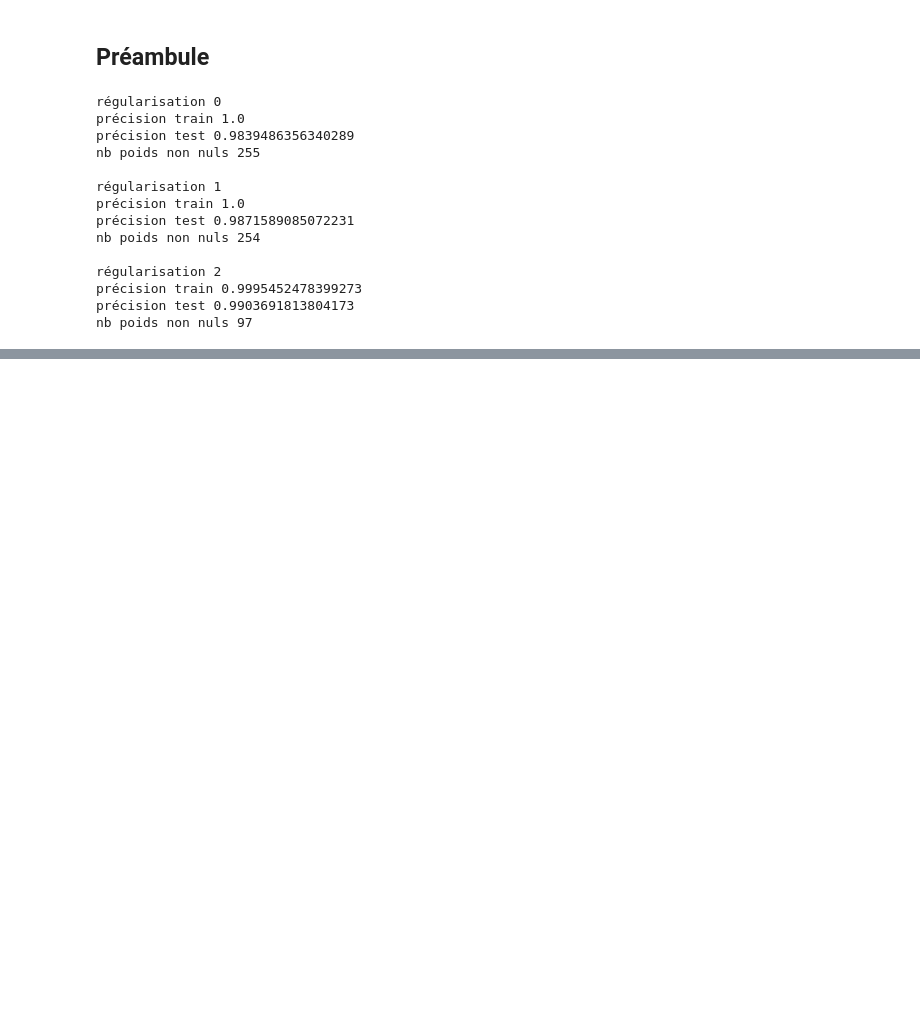
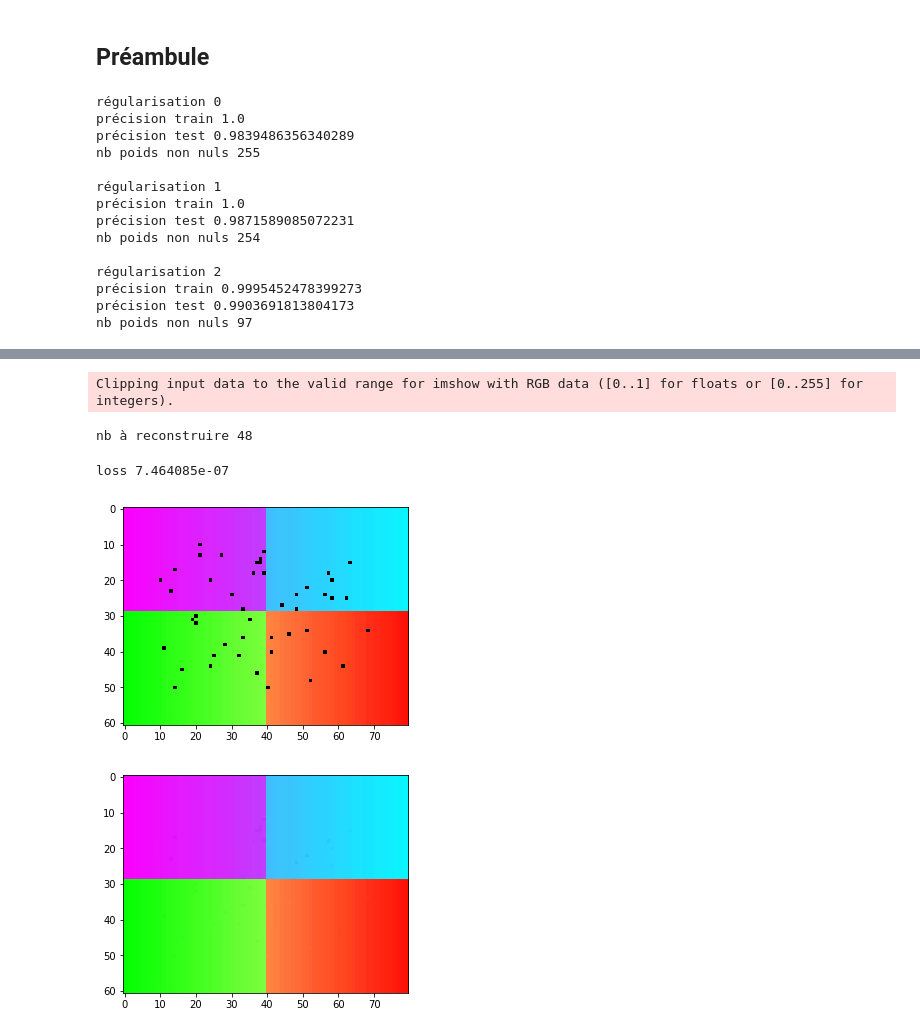
Before and after one commit to keyber/ARF, a Jupyter notebook: projet/BEROUKHIM_Keyvan_projet.ipynb, the cells around one changed output, grey strips where cells are left out. Saved outputs shown, nothing was run; the diff lists cells and outputs as text; code cells hidden in the pictures; blank space fills up the shorter version.

```diff
--- a/projet/BEROUKHIM_Keyvan_projet.ipynb
+++ b/projet/BEROUKHIM_Keyvan_projet.ipynb
@@ -56,0 +71,15 @@ nb poids non nuls 97
+# %%
+p = .01
+bruitee = noise(im, p)
+print("nb à reconstruire", int(im.size // 3 * p))
+print_im(bruitee)
+undo_noise(bruitee, alpha=.001)
+print_im(bruitee)
+print("loss", np.mean(np.power(im - bruitee, 2)))
+plt.show()
+# %% [output]
+Clipping input data to the valid range for imshow with RGB data ([0..1] for floats or [0..255] for integers).
+nb à reconstruire 48
+loss 7.464085e-07
+[figure, added]
+[figure, added]
```
Also changed, not shown: parts of 6 cells of this notebook, 1 other file.
